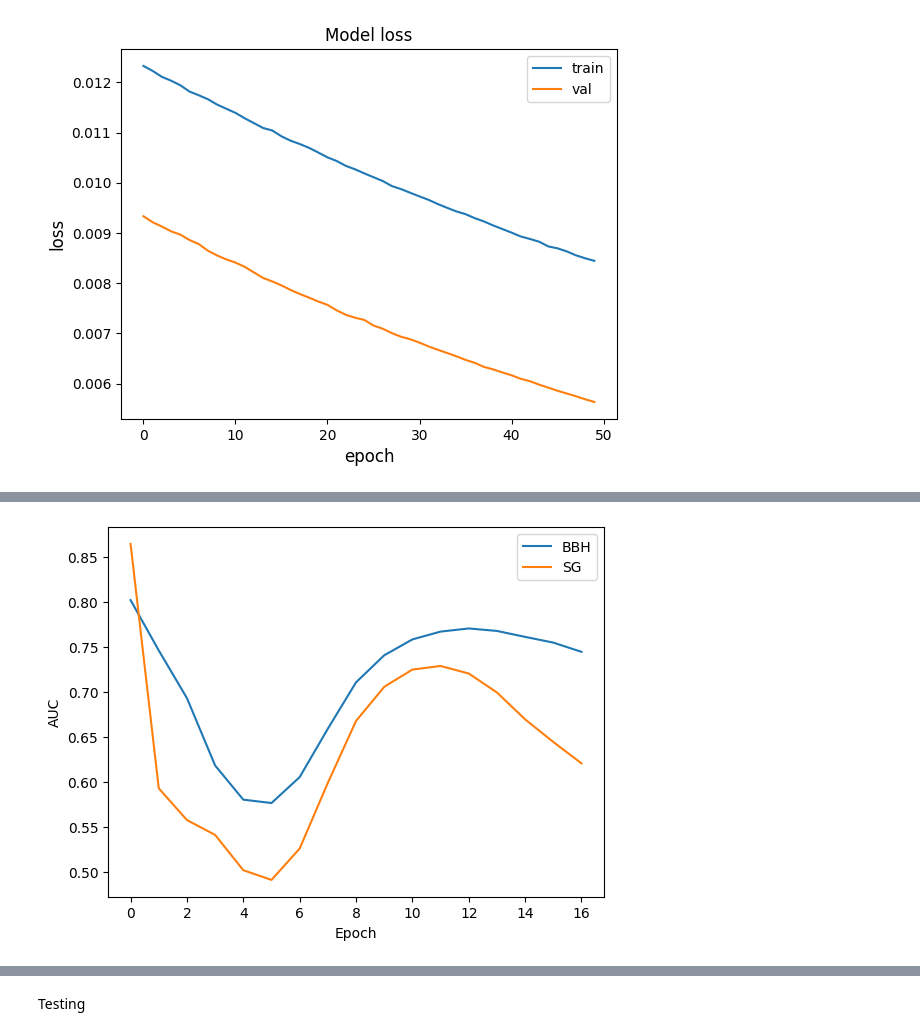
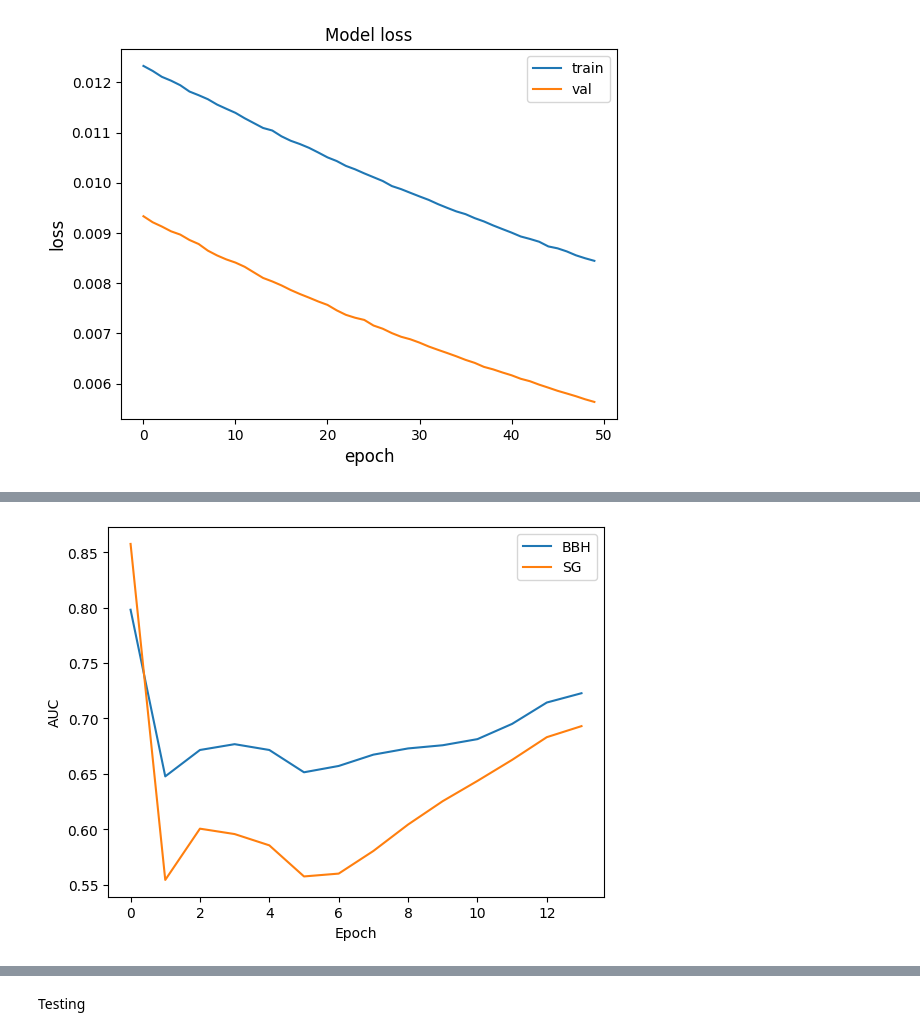
Before and after one commit to hanggao811/AnomalyDetectionLIGO, a Jupyter notebook: Transformer_simplest.ipynb, the cells around one changed output, grey strips where cells are left out. Cells and saved outputs as stored; diff of their text form; code cells hidden in the pictures.

```diff
--- a/Transformer_simplest.ipynb
+++ b/Transformer_simplest.ipynb
@@ -334,7 +334,7 @@ model_files = glob.glob("/content/drive/My Drive/LIGO/DatasetSplitting/Datasplit
 model_files = sorted(model_files, key=lambda x: int(re.search(r"model_epoch_(\d+).keras", x).group(1)))
 bbh_auc=[]
 sg_auc=[]
-for model_file in model_files[:83][::5]:
+for model_file in model_files[:70][::5]:
     print(f"Evaluating model: {model_file}")
     model = keras_load_model(model_file)
     bbhauc,sgauc=eval(model,x_test, bbh_test,sglf_test)
@@ -366,6 +366,6 @@ evaluation bg vs sg
 evaluating bg vs bbh
 evaluation bg vs sg
-[figure, old version]
+[figure, new version]
 # %%
 print(max(bbh_auc))
 print(max(sg_auc))
```
Also changed, not shown: parts of 5 cells of this notebook.
